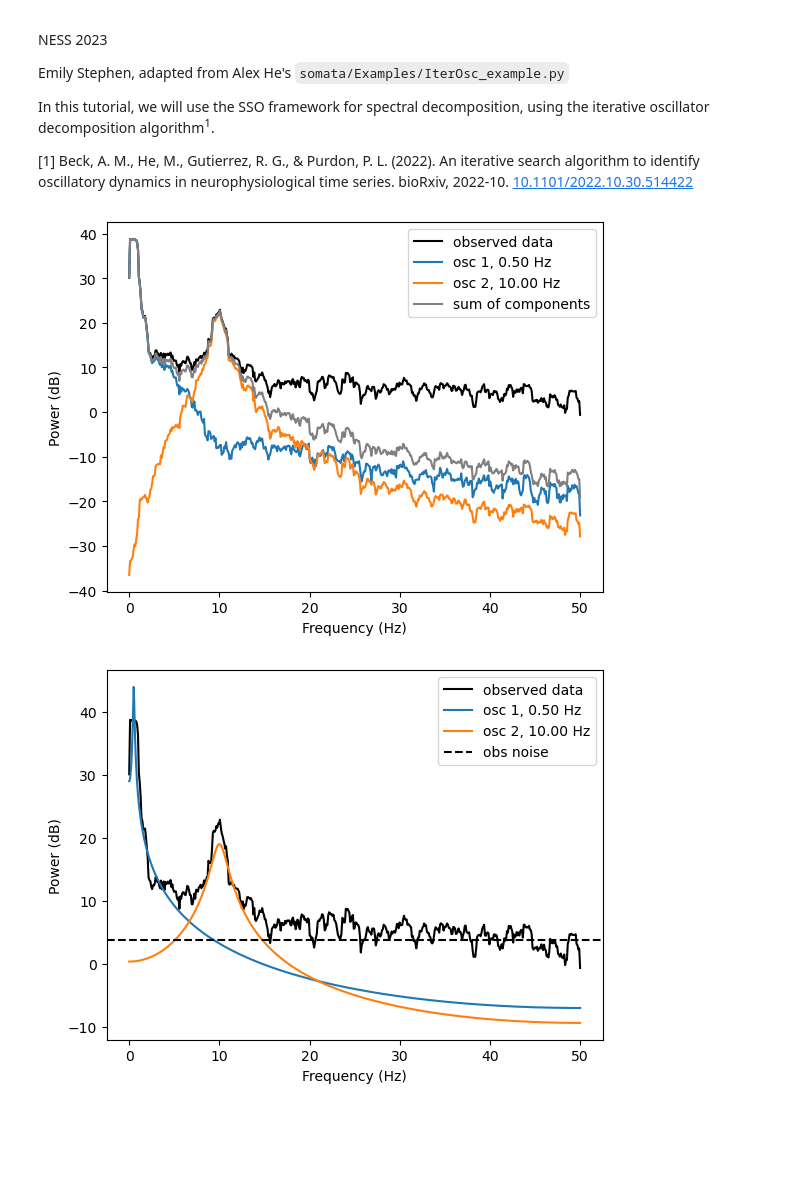
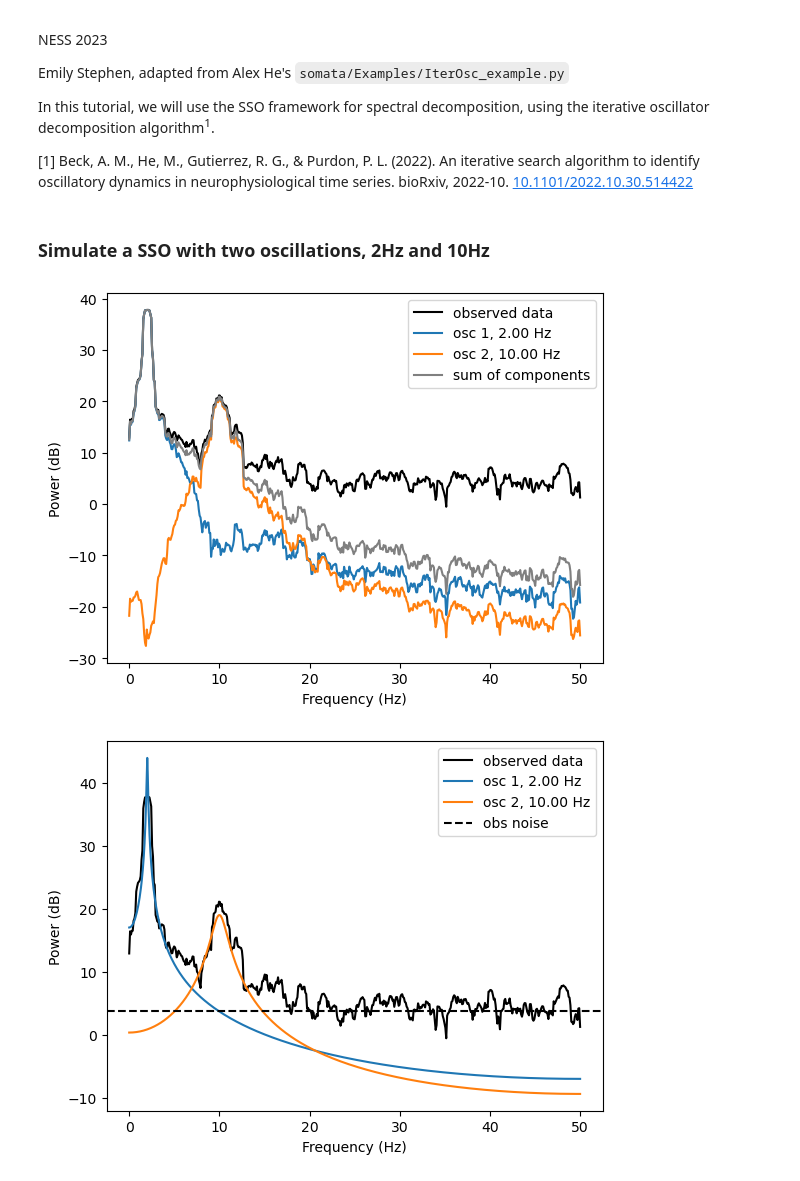
Before and after one commit to TomDonoghue/NESSTutorial2023, a Jupyter notebook: time_domain/1_SSO_Spectral_Decomposition.ipynb, the cells around one changed output. Saved outputs shown, nothing was run; the diff lists cells and outputs as text; code cells hidden in the pictures; blank space fills up the shorter version.

```diff
--- a/time_domain/1_SSO_Spectral_Decomposition.ipynb
+++ b/time_domain/1_SSO_Spectral_Decomposition.ipynb
@@ -19,16 +19,18 @@ import matplotlib.pyplot as plt
 
 from somata.iterative_oscillator import IterativeOscillatorModel as IterOsc
 from somata.iterative_oscillator.helper_functions import simulate_matsuda, sim_to_osc_object
+# %% [markdown]
+### Simulate a SSO with two oscillations, 2Hz and 10Hz
 # %%
 fs = 100  # sampling frequency (Hz)
 noise_start = 30
-osc1 = {'a': 0.996, 'q': 0.4, 'f': 0.5}  # set simulating parameters for slow oscillation
+osc1 = {'a': 0.996, 'q': 0.4, 'f': 2}  # set simulating parameters for slow oscillation
 osc2 = {'a': 0.95, 'q': 0.2, 'f': 10}  # set simulating parameters for alpha oscillation
 y, param_list, ob_noise = simulate_matsuda([osc1, osc2], R=1.2, Fs=fs, T=10)
 sim_osc0, sim_x0 = sim_to_osc_object(y, param_list)  # save simulations as Osc object to pass into plotting functions
 
 _ = sim_osc0.visualize_freq('actual')
 _ = sim_osc0.visualize_freq('theoretical')
 # %% [output]
-[figure, old version]
+[figure, new version]
-[figure, old version]
+[figure, new version]
```
Also changed, not shown: parts of 6 cells of this notebook, 2 other files.
